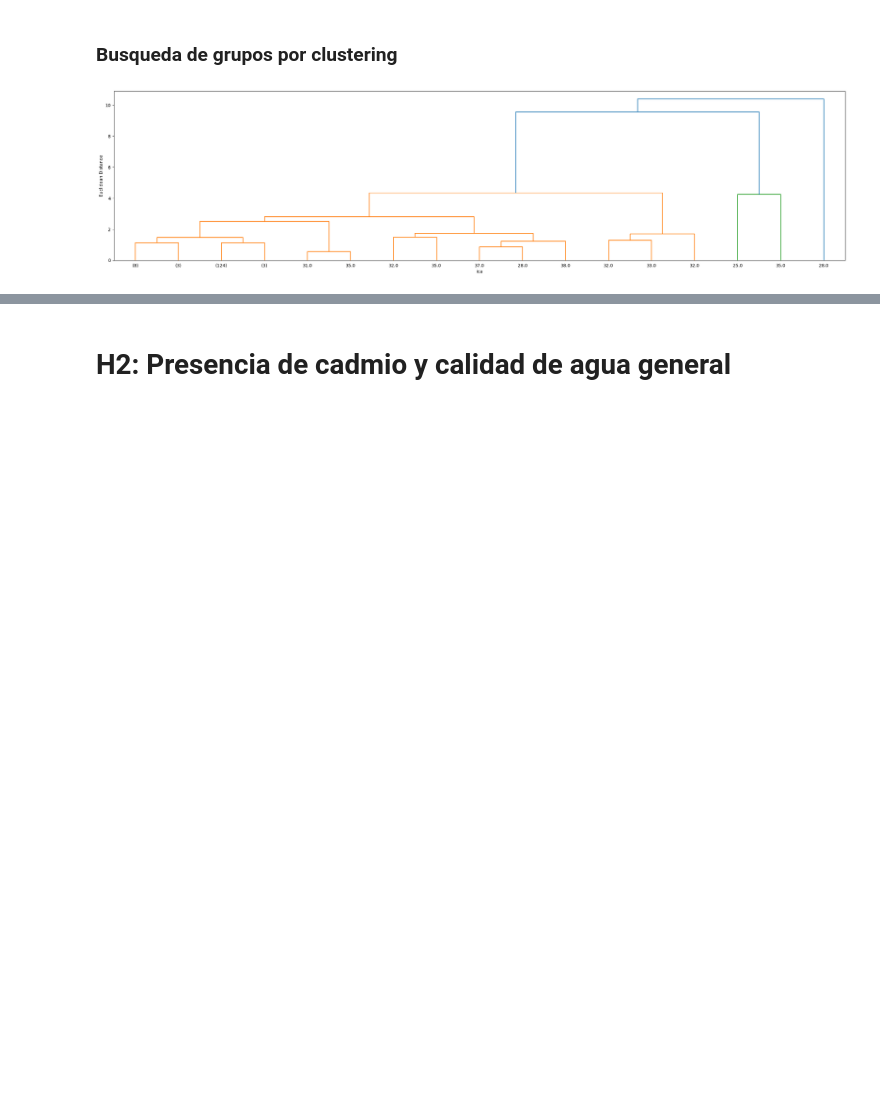
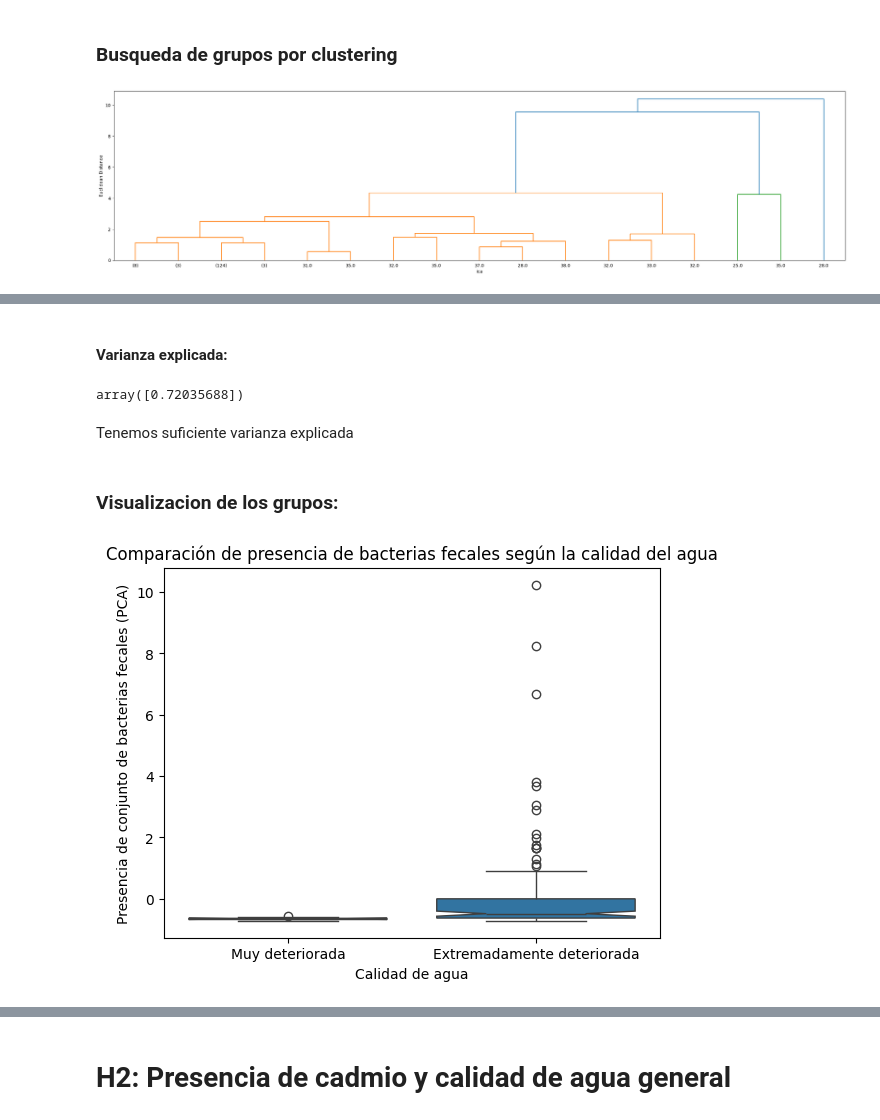
Before and after one commit to SOAgustin/PracticaEspecial, a Jupyter notebook: PracticoEspecial.ipynb, the cells around one changed output, grey strips where cells are left out. Drawn from its saved outputs; the diff is of its cells as text; code cells hidden in the pictures; blank space fills up the shorter version.

```diff
--- a/PracticoEspecial.ipynb
+++ b/PracticoEspecial.ipynb
@@ -2352,0 +2419,36 @@ plt.show()
+# %%
+import pandas as pd
+from sklearn.decomposition import PCA
+
+# IMPORTANTE:
+# Usamos rd_scaled_Materia_fecal quien ya contiene los valores estandarizados de las tres columnas a analizar.
+
+# Aplicamos PCA con un solo componente
+pca_1 = PCA(n_components=1)
+pca_resultado_1 = pca_1.fit_transform(rd_scaled_Materia_fecal)
+
+# Agregamos el resultado del PCA al DataFrame original
+rd_copia['pca'] = pca_resultado_1[:, 0]
+# %% [markdown]
+#### Varianza explicada:
+# %%
+pca_1.explained_variance_ratio_
+# %% [output]
+array([0.72035688])
+# %% [markdown]
+Tenemos suficiente varianza explicada
+# %% [markdown]
+### Visualizacion de los grupos:
+# %%
+import seaborn as sns
+import matplotlib.pyplot as plt
+
+# Creamos el boxplot comparando el PCA entre los valores de "calidad_de_agua"
+sns.boxplot(x='calidad_de_agua', y='pca', data=rd_copia, notch=True)
+plt.title("Comparación de presencia de bacterias fecales según la calidad del agua")
+plt.xlabel("Calidad de agua")
+plt.xticks(ticks=[0, 1], labels=["Muy deteriorada", "Extremadamente deteriorada"])
+plt.ylabel("Presencia de conjunto de bacterias fecales (PCA)")
+plt.show()
+# %% [output]
+[figure, added]
```
Also changed, not shown: parts of 21 cells of this notebook.
